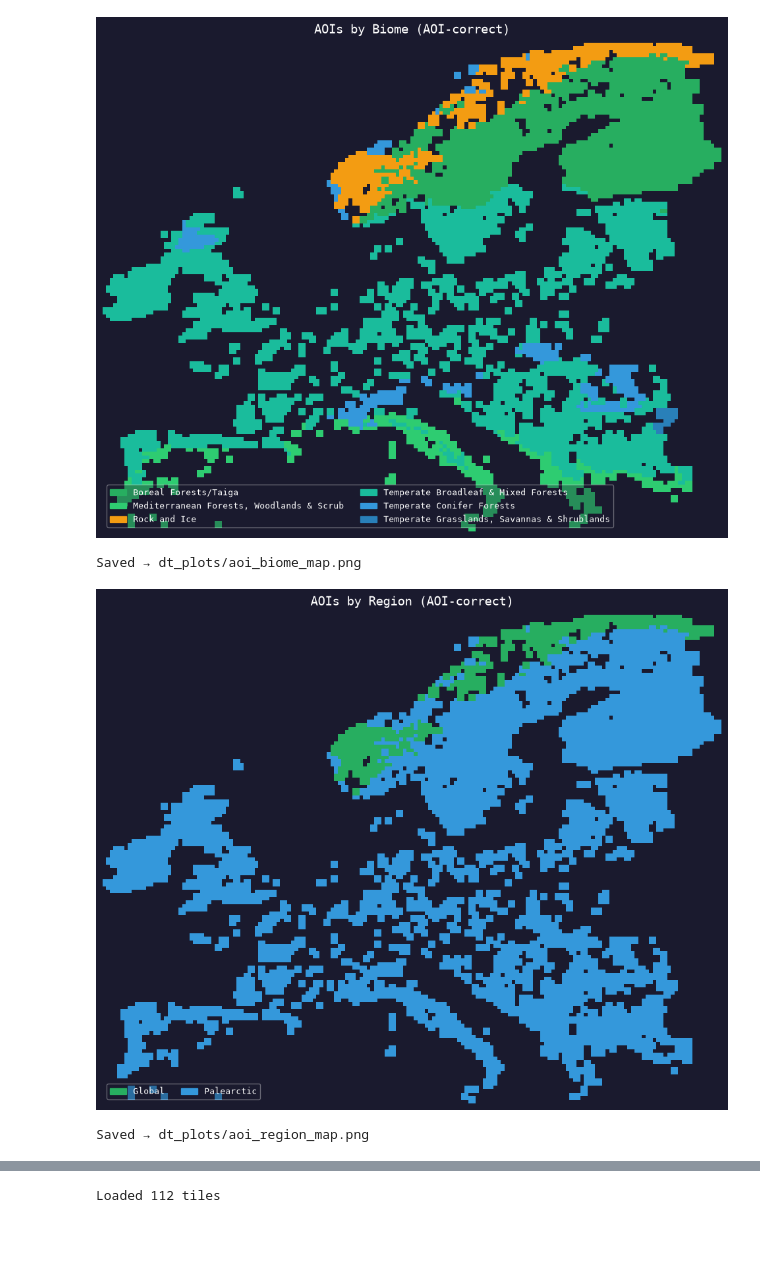
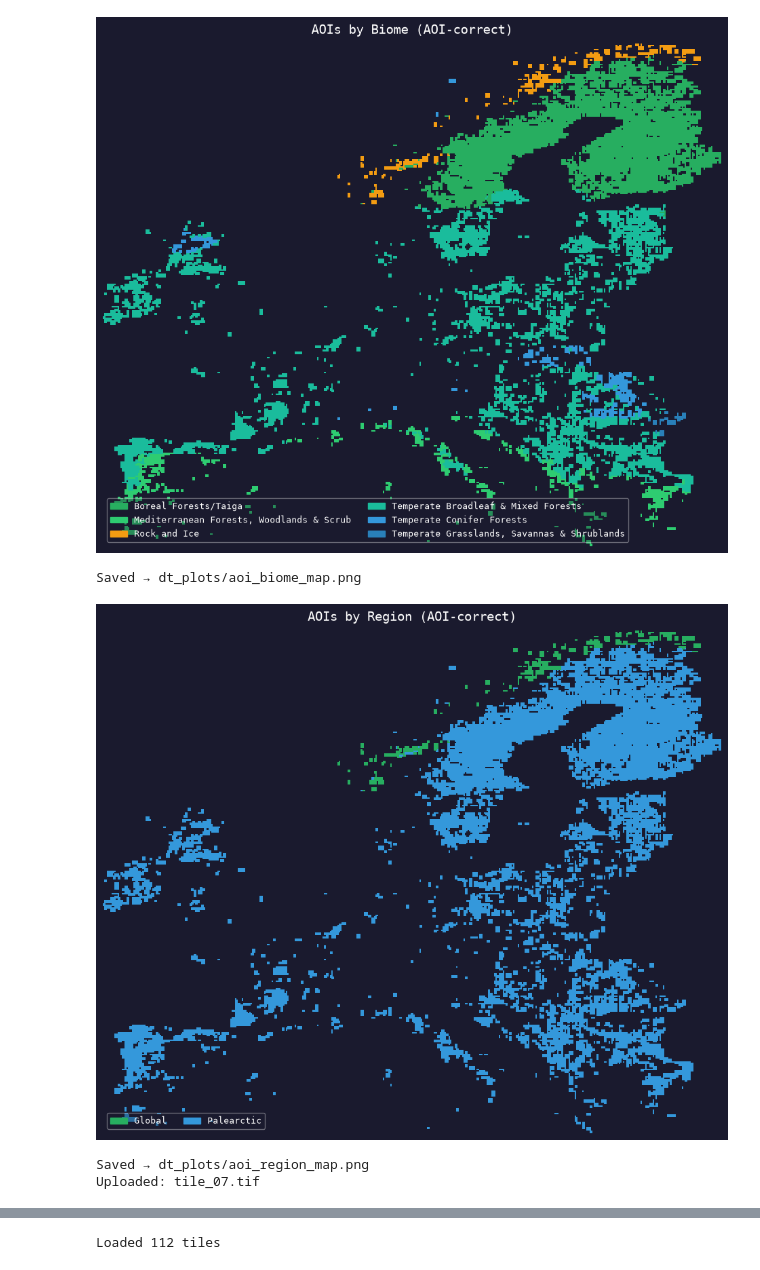
Before and after one commit to JamesBrockUoB/ForestGainFoundations, a Jupyter notebook: DataCollection/data_analysis.ipynb, the cells around one changed output, grey strips where cells are left out. Saved outputs shown, nothing was run; the diff lists cells and outputs as text; code cells hidden in the pictures; blank space fills up the shorter version.

```diff
--- a/DataCollection/data_analysis.ipynb
+++ b/DataCollection/data_analysis.ipynb
@@ -158,29 +155,0 @@ Valid fraction: 27.23%
-# %%
-import geopandas as gpd
-from shapely.geometry import box
-
-aois = valid_aois + rejected_aois
-
-polys = []
-
-for a in aois:
-    p = a.get("properties", a)
-    polys.append(
-        box(
-            p["minLon"],
-            p["minLat"],
-            p["maxLon"],
-            p["maxLat"],
-        )
-    )
-
-gdf = gpd.GeoDataFrame(geometry=polys, crs="EPSG:4326")
-
-# Merge all AOIs into one geometry
-footprint = gdf.unary_union
-
-# Save as one feature
-gpd.GeoDataFrame(
-    geometry=[footprint],
-    crs="EPSG:4326",
-).to_file("data/aois/aoi_footprint.shp")
@@ -188,7 +200,7 @@ gpd.GeoDataFrame(
 import geopandas as gpd
 import matplotlib.pyplot as plt
 
-gdf = gpd.read_file("data/aois/aoi_footprint.shp")
+gdf = gpd.read_file("data/aois/aoi_extent.shp")
 
 ax = gdf.plot(
     edgecolor="red",
@@ -197,5 +209,7 @@ ax = gdf.plot(
     figsize=(10, 8),
 )
 
+ax.set_aspect("equal")
+
 plt.show()
 # %% [output]
@@ -1085,7 +1095,7 @@ import numpy as np
 import matplotlib.pyplot as plt
 
 DB_PATH = "data/tiles/tile_registry.db"
-RES = 0.25  # degrees per cell
+RES = 0.1  # degrees per cell
 
 conn = sqlite3.connect(DB_PATH)
 
@@ -1133,7 +1143,7 @@ plt.imshow(
     interpolation="nearest",
 )
 
-plt.colorbar(label="Tiles per 0.25° cell")
+plt.colorbar(label="Tiles per 0.10° cell")
 plt.title("Tile Density (AOI extent)")
 plt.xlabel("Longitude")
 plt.ylabel("Latitude")
@@ -1246,9 +1256,9 @@ import matplotlib.pyplot as plt
 import matplotlib.patches as mpatches
 from matplotlib.colors import ListedColormap
 
-STEP = 0.25
+STEP = 0.1
 
-with open("data/aois/valid_aois_p1.json") as f:
+with open("data/aois/valid_aois.json") as f:
     valid_aois = json.load(f)
 
 
@@ -1374,34 +1384,35 @@ def save_map(grid, title, labels, colors, filename):
         mpatches.Patch(color=colors[i + 1], label=name)
         for i, name in enumerate(labels)
         if i + 1 < len(colors)
     ]
 
     ax.legend(
         handles=legend_elements,
         loc="lower left",
         framealpha=0.35,
         facecolor="#1a1a2e",
         edgecolor="white",
         labelcolor="white",
         fontsize=9,
         ncol=2,
     )
 
     plt.tight_layout()
     plt.savefig(filename, dpi=150, bbox_inches="tight", facecolor="#1a1a2e")
     plt.show()
     plt.close()
 
     print(f"Saved → {filename}")
 
 
 save_map(biome_grid, "AOIs by Biome (AOI-correct)", biomes, biome_colors,
          "dt_plots/aoi_biome_map.png")
 
 save_map(region_grid, "AOIs by Region (AOI-correct)", regions, region_colors,
          "dt_plots/aoi_region_map.png")
 # %% [output]
-[figure, old version]
+[figure, new version]
 Saved → dt_plots/aoi_biome_map.png
-[figure, old version]
+[figure, new version]
 Saved → dt_plots/aoi_region_map.png
+Uploaded: tile_07.tif
```
Also changed, not shown: parts of 14 cells of this notebook, 57 other files.
